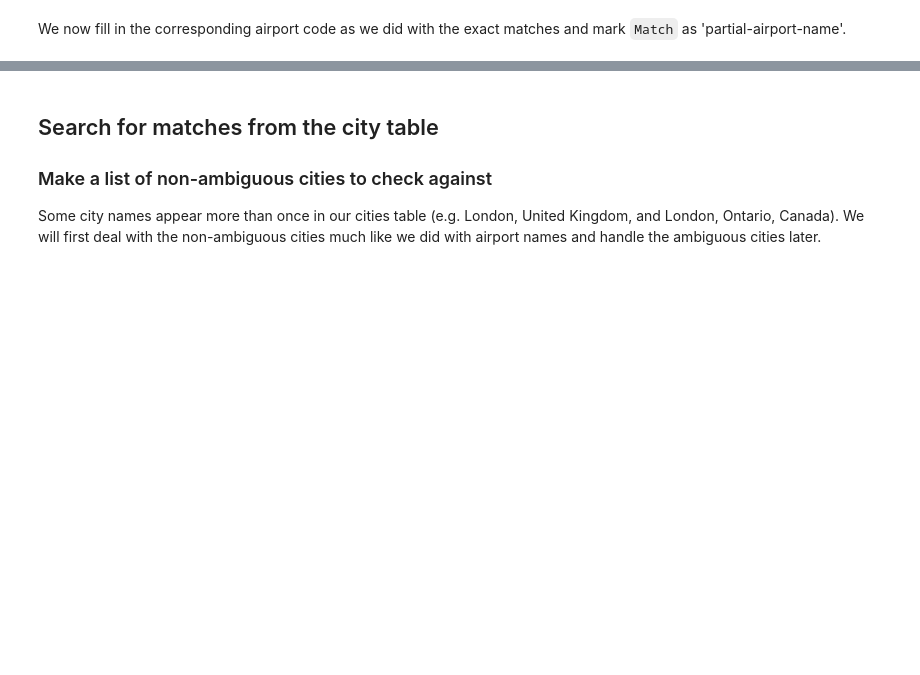
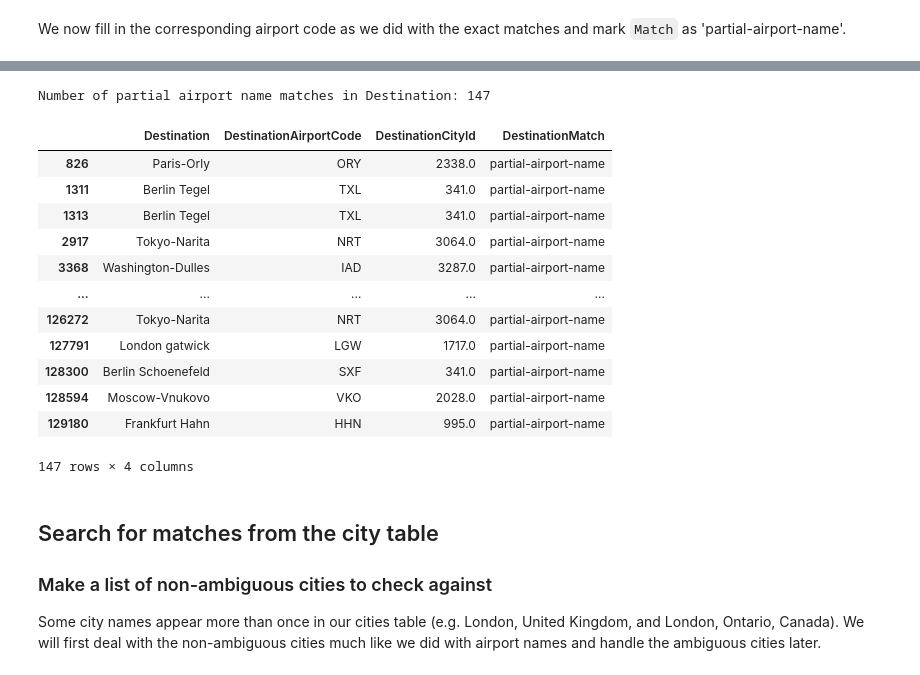
Before and after one commit to paulabondoc/airline-ratings-data-project, a Jupyter notebook: Script1 - Data_cleaning.ipynb, the cells around one changed output, grey strips where cells are left out. Cells and saved outputs as stored; diff of their text form; code cells hidden in the pictures; blank space fills up the shorter version.

```diff
--- a/Script1 - Data_cleaning.ipynb
+++ b/Script1 - Data_cleaning.ipynb
@@ -1545,3 +1514,20 @@ df_with_origin_airport.loc[airport_name_partial_index, ['Origin', 'OriginAirport
+# %%
+find_partial_airport_name_match(df_with_origin_airport, 'Destination', airport_names_short_regex)
+# %% [output]
+Number of partial airport name matches in Destination: 147
+|  | Destination | DestinationAirportCode | DestinationCityId | DestinationMatch |
+| 826 | Paris-Orly | ORY | 2338.0 | partial-airport-name |
+| 1311 | Berlin Tegel | TXL | 341.0 | partial-airport-name |
+| 1313 | Berlin Tegel | TXL | 341.0 | partial-airport-name |
+| 2917 | Tokyo-Narita | NRT | 3064.0 | partial-airport-name |
+| 3368 | Washington-Dulles | IAD | 3287.0 | partial-airport-name |
+| ... | ... | ... | ... | ... |
+| 126272 | Tokyo-Narita | NRT | 3064.0 | partial-airport-name |
+| 127791 | London gatwick | LGW | 1717.0 | partial-airport-name |
+| 128300 | Berlin Schoenefeld | SXF | 341.0 | partial-airport-name |
+| 128594 | Moscow-Vnukovo | VKO | 2028.0 | partial-airport-name |
+| 129180 | Frankfurt Hahn | HHN | 995.0 | partial-airport-name |
+147 rows × 4 columns
 # %% [markdown]
 ## Search for matches from the city table
 
```
Also changed, not shown: parts of 25 cells of this notebook.
